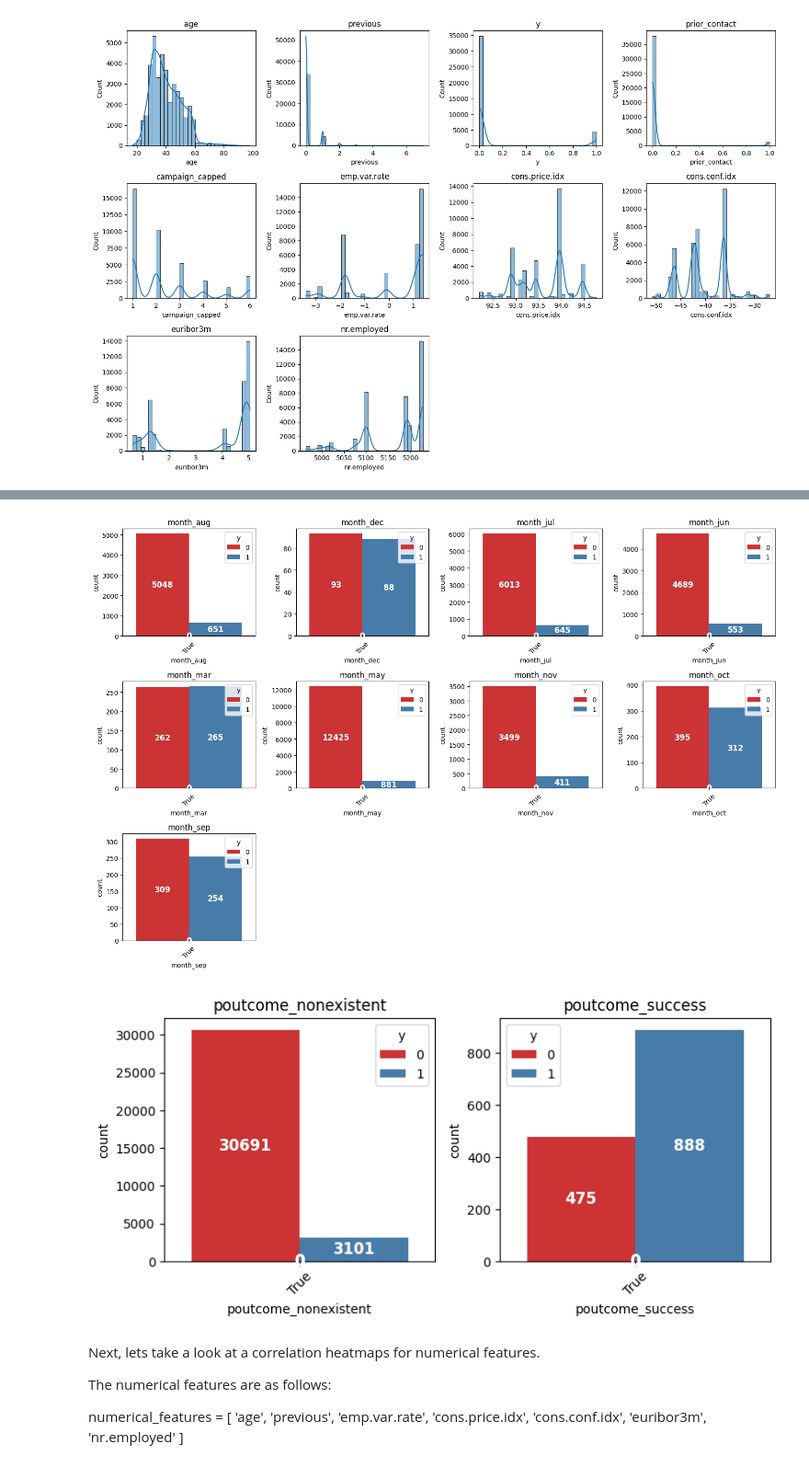
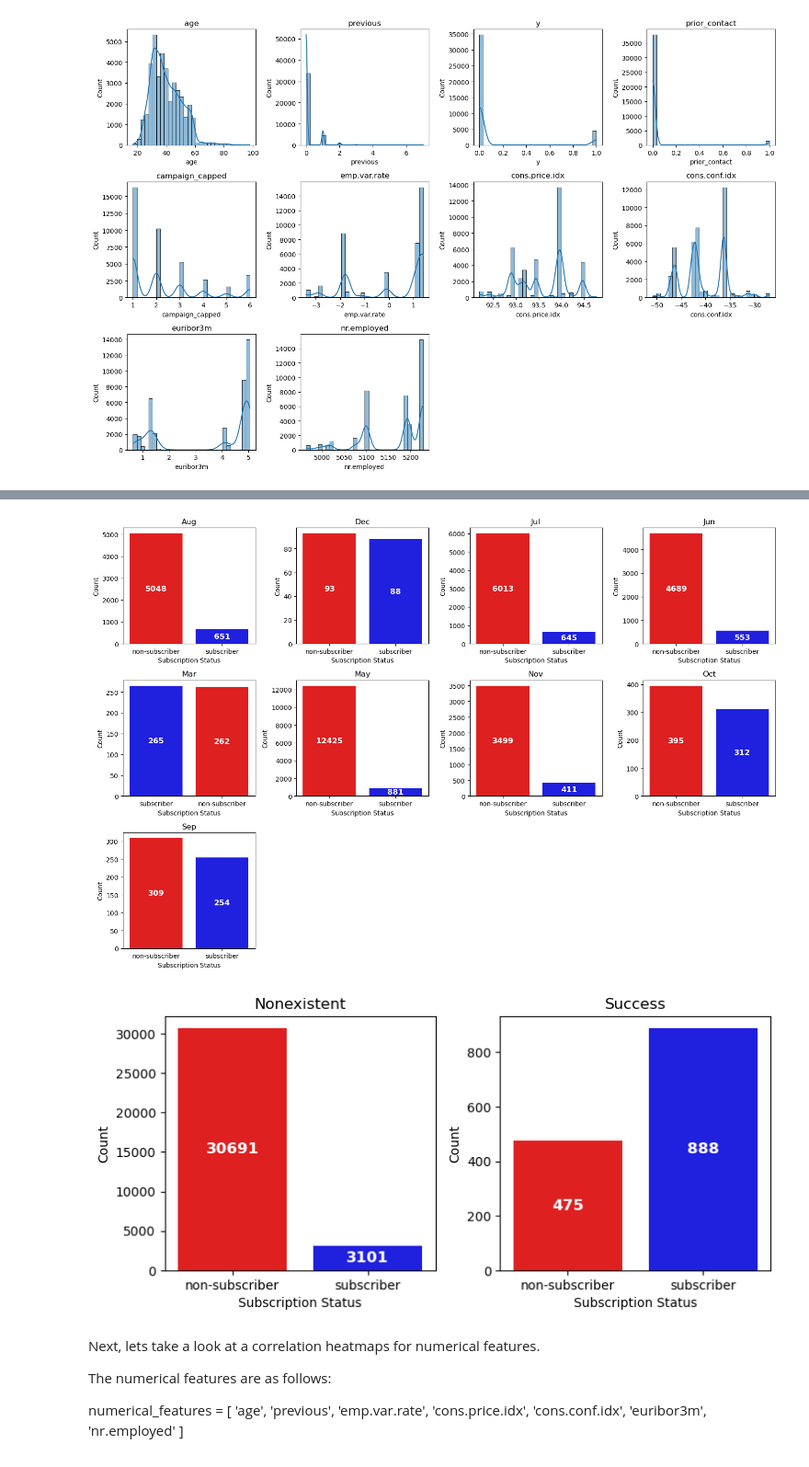
Before and after one commit to oaj1/bank-marketing-analysis, a Jupyter notebook: 01_EDA.ipynb, the cells around one changed output, grey strips where cells are left out. Shown at 92% size. Cells and saved outputs as stored; diff of their text form; code cells hidden in the pictures.

Commit message:
Visualizations
More visuals

```diff
--- a/01_EDA.ipynb
+++ b/01_EDA.ipynb
@@ -223,54 +548,79 @@ plt.show()
 # %%
-#2 continued, but for month features vs target variable 'y'
+# Step 1: Create readable 'y_label' if not already done
+df['y_label'] = df['y'].map({0: 'non-subscriber', 1: 'subscriber'})
+
+# Step 2: Set the consistent red/blue palette
+palette = {'non-subscriber': 'red', 'subscriber': 'blue'}
+
+# Step 3: Select month dummy columns
 month_cols = [col for col in categorical_cols if col.startswith('month_')]
+
 plt.figure(figsize=(15, 10))
+
 for i, col in enumerate(month_cols):
     plt.subplot(3, 4, i + 1)
-    temp = df[df[col]]
-    ax = sns.countplot(data=temp, x=col, hue='y', palette='Set1')
-    plt.title(col)
-    plt.xticks(rotation=45)
+
+    temp = df[df[col] == 1].copy()  # safer selection
+
+    ax = sns.countplot(data=temp, x='y_label', palette=palette)
+    plt.title(col.replace('month_', '').capitalize())
+    plt.xlabel('Subscription Status')
+    plt.ylabel('Count')
+
     # Add count labels inside bars
     for p in ax.patches:
         height = p.get_height()
         ax.text(
-            p.get_x() + p.get_width() / 2,  # X position: center of the bar
-            height * 0.5,                   # Y position: halfway up the bar (change as needed)
-            int(height),                   # Text to display
-            ha='center', va='center',     # Center alignment
+            p.get_x() + p.get_width() / 2,
+            height * 0.5,
+            int(height),
+            ha='center', va='center',
             color='white', fontsize=12,
             fontweight='bold'
         )
+
 plt.tight_layout()
 plt.show()
 # %% [output]
-[figure, old version]
+[figure, new version]
 # %%
-#2 continued but for poutcome features vs target variable 'y'
+# Ensure readable labels are present
+df['y_label'] = df['y'].map({0: 'non-subscriber', 1: 'subscriber'})
+
+# Define consistent red/blue palette
+palette = {'non-subscriber': 'red', 'subscriber': 'blue'}
+
+# Get poutcome dummy columns
 poutcome_cols = [col for col in categorical_cols if col.startswith('poutcome_')]
+
 plt.figure(figsize=(15, 10))
+
 for i, col in enumerate(poutcome_cols):
     plt.subplot(3, 4, i + 1)
-    temp = df[df[col]]
-    ax = sns.countplot(data=temp, x=col, hue='y', palette='Set1')
-    plt.title(col)
-    plt.xticks(rotation=45)
-    # Add count labels inside bars
+
+    temp = df[df[col] == 1].copy()
+
+    ax = sns.countplot(data=temp, x='y_label', palette=palette)
+    plt.title(col.replace('poutcome_', '').capitalize())
+    plt.xlabel('Subscription Status')
+    plt.ylabel('Count')
+
+    # Add count labels
     for p in ax.patches:
         height = p.get_height()
         ax.text(
-            p.get_x() + p.get_width() / 2,  # X position: center of the bar
-            height * 0.5,                   # Y position: halfway up the bar (change as needed)
-            int(height),                   # Text to display
-            ha='center', va='center',     # Center alignment
+            p.get_x() + p.get_width() / 2,
+            height * 0.5,
+            int(height),
+            ha='center', va='center',
             color='white', fontsize=12,
-            fontweight='bold')
-
+            fontweight='bold'
+        )
 
 plt.tight_layout()
 plt.show()
 # %% [output]
-[figure, old version]
+[figure, new version]
 # %% [markdown]
 Next, lets take a look at a correlation heatmaps for numerical features.
 
```
Also changed, not shown: parts of 14 cells of this notebook.
